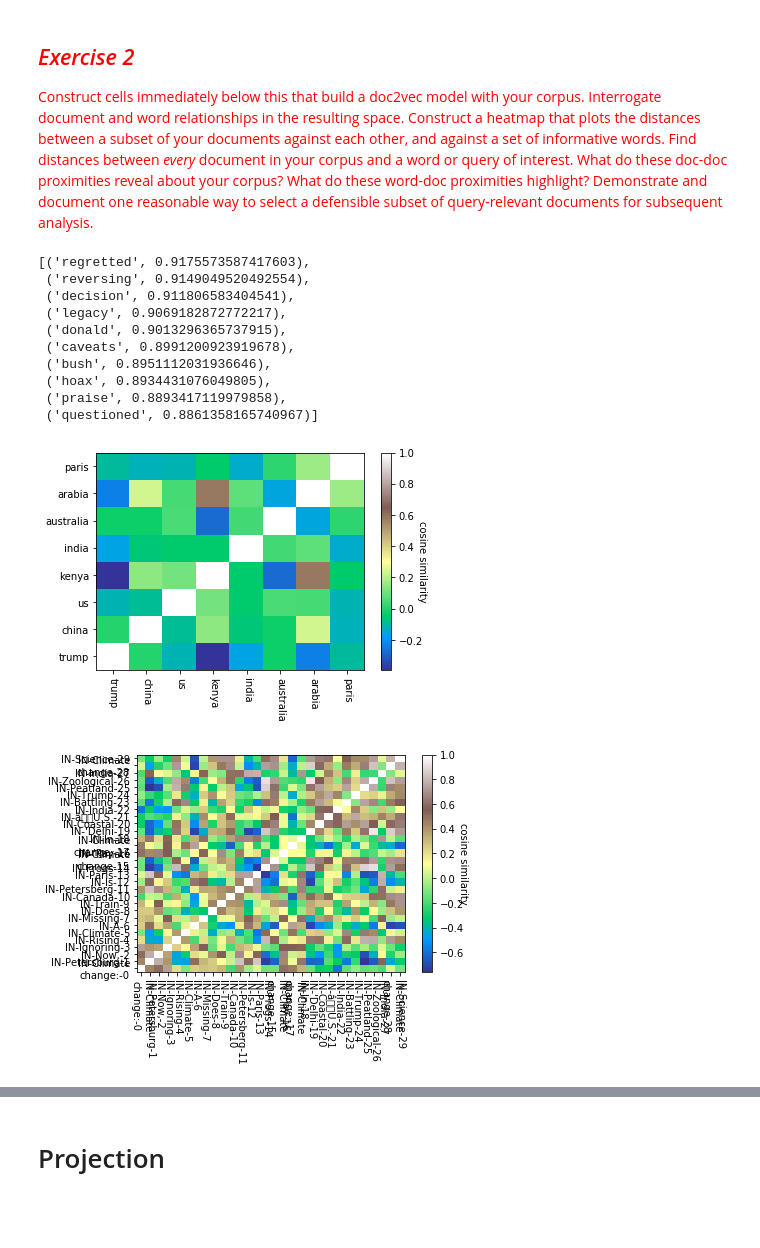
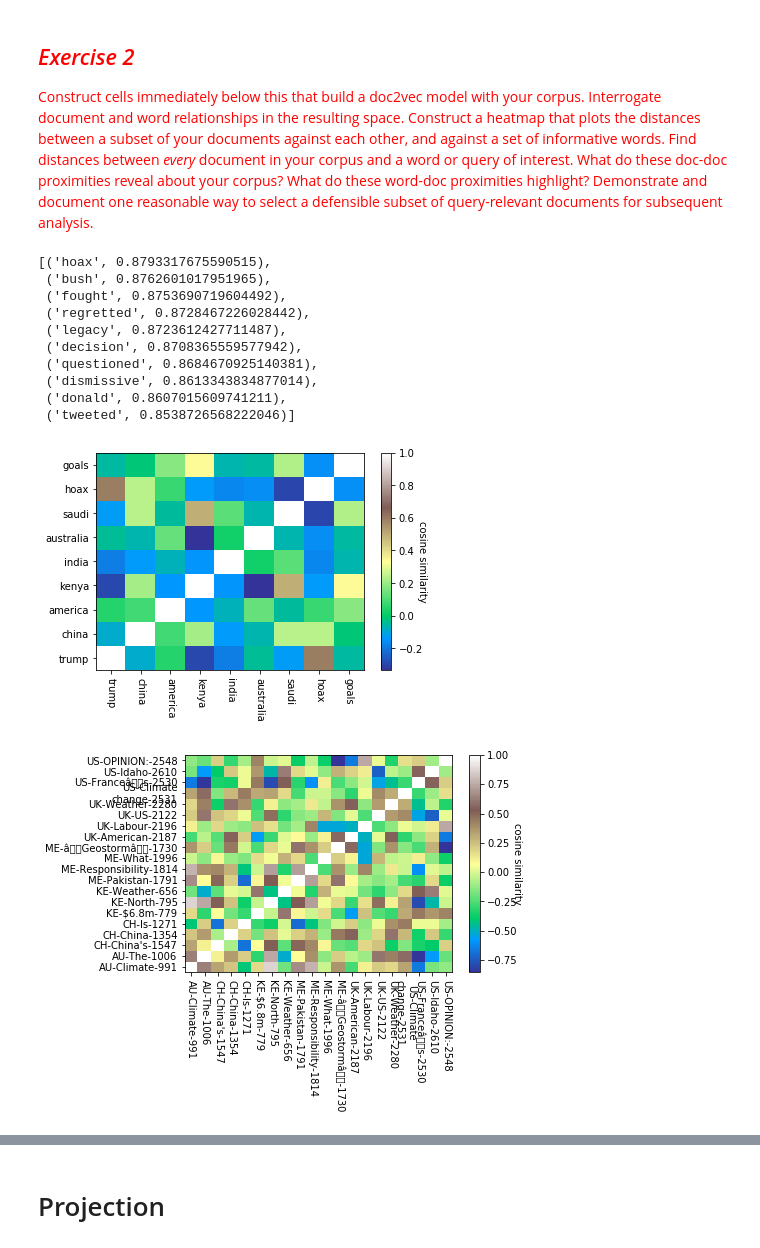
Before and after one commit to Moloq/content-analysis-2018, a Jupyter notebook: 4-Word-Embedding/4-Word-Embedding.ipynb, the cells around one changed output, grey strips where cells are left out. Saved outputs shown, nothing was run; the diff lists cells and outputs as text; code cells hidden in the pictures; blank space fills up the shorter version.

```diff
--- a/4-Word-Embedding/4-Word-Embedding.ipynb
+++ b/4-Word-Embedding/4-Word-Embedding.ipynb
@@ -805,7 +850,7 @@ We can later load it:
 # %%
 news_df['tokenized_words'] = news_df['text'].apply(lambda x: nltk.word_tokenize(x))
 news_df['normalized_words'] = news_df['tokenized_words'].apply(lambda x: lucem_illud.normalizeTokens(x, stopwordLst = lucem_illud.stop_words_basic, stemmer = None))
-keywords = ['trump', 'china', 'us', 'kenya', 'india', 'australia', 'arabia', 'paris']
+keywords = ['trump', 'china', 'america', 'kenya', 'india', 'australia', 'saudi', 'hoax', 'goals']
 def get_article_id_string(row):
     first_w = row['title'].split(' ')[0]
     return u"{}-{}-{}".format(row['country'], first_w, row.name)
@@ -825,18 +870,18 @@ news_df['tagged_articles'] = taggedDocs
 news_d2v = gensim.models.doc2vec.Doc2Vec(news_df['tagged_articles'])#, size = 200) #Limiting to 100 dimensions
 # %%
 news_d2v.most_similar('trump')
-#news_d2v.docvecs['trump']
+#news_d2v.docvecs['trump']d
 # %% [output]
-[('regretted', 0.9175573587417603),
- ('reversing', 0.9149049520492554),
- ('decision', 0.911806583404541),
- ('legacy', 0.9069182872772217),
- ('donald', 0.9013296365737915),
- ('caveats', 0.8991200923919678),
- ('bush', 0.8951112031936646),
- ('hoax', 0.8934431076049805),
- ('praise', 0.8893417119979858),
- ('questioned', 0.8861358165740967)]
+[('hoax', 0.8793317675590515),
+ ('bush', 0.8762601017951965),
+ ('fought', 0.8753690719604492),
+ ('regretted', 0.8728467226028442),
+ ('legacy', 0.8723612427711487),
+ ('decision', 0.8708365559577942),
+ ('questioned', 0.8684670925140381),
+ ('dismissive', 0.8613343834877014),
+ ('donald', 0.8607015609741211),
+ ('tweeted', 0.8538726568222046)]
 # %%
 heatmapMatrix = []
 for tagOuter in keywords:
@@ -857,31 +902,31 @@ a = ax.set_yticks(np.arange(heatmapMatrix.shape[0]) + 0.5, minor=False)
 a = ax.set_xticklabels(keywords, minor=False, rotation=270)
 a = ax.set_yticklabels(keywords, minor=False)
 # %% [output]
-[figure, old version]
+[figure, new version]
 # %%
-targetDocs = news_df['id'][:30]
+targetDocs = news_df['id'].sample(20).sort_values()#news_df['id'][:30]
 
 heatmapMatrixD = []
 
 for tagOuter in targetDocs:
     column = []
     tagVec = news_d2v.docvecs[tagOuter].reshape(1, -1)
     for tagInner in targetDocs:
         column.append(sklearn.metrics.pairwise.cosine_similarity(tagVec, news_d2v.docvecs[tagInner].reshape(1, -1))[0][0])
     heatmapMatrixD.append(column)
 heatmapMatrixD = np.array(heatmapMatrixD)
 fig, ax = plt.subplots()
 hmap = ax.pcolor(heatmapMatrixD, cmap='terrain')
 cbar = plt.colorbar(hmap)
 
 cbar.set_label('cosine similarity', rotation=270)
 a = ax.set_xticks(np.arange(heatmapMatrixD.shape[1]) + 0.5, minor=False)
 a = ax.set_yticks(np.arange(heatmapMatrixD.shape[0]) + 0.5, minor=False)
 
 a = ax.set_xticklabels(targetDocs, minor=False, rotation=270)
 a = ax.set_yticklabels(targetDocs, minor=False)
 # %% [output]
-[figure, old version]
+[figure, new version]
 # %%
 heatmapMatrixC = []
 
```
Also changed, not shown: parts of 13 cells of this notebook.
